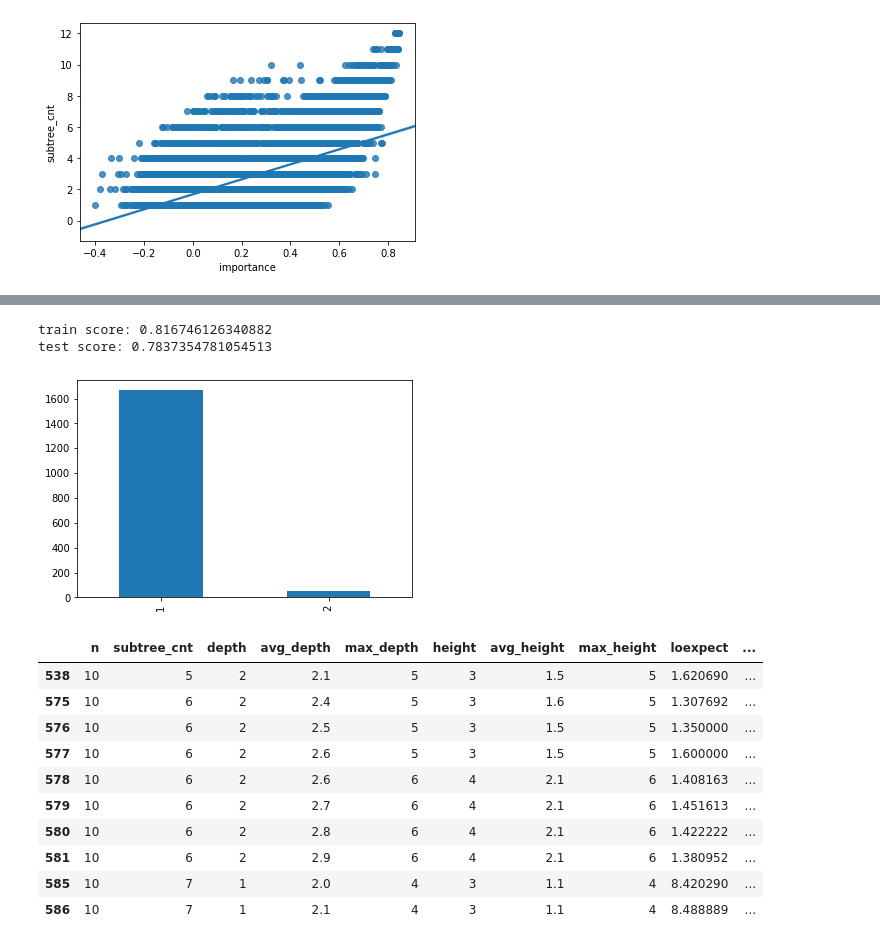
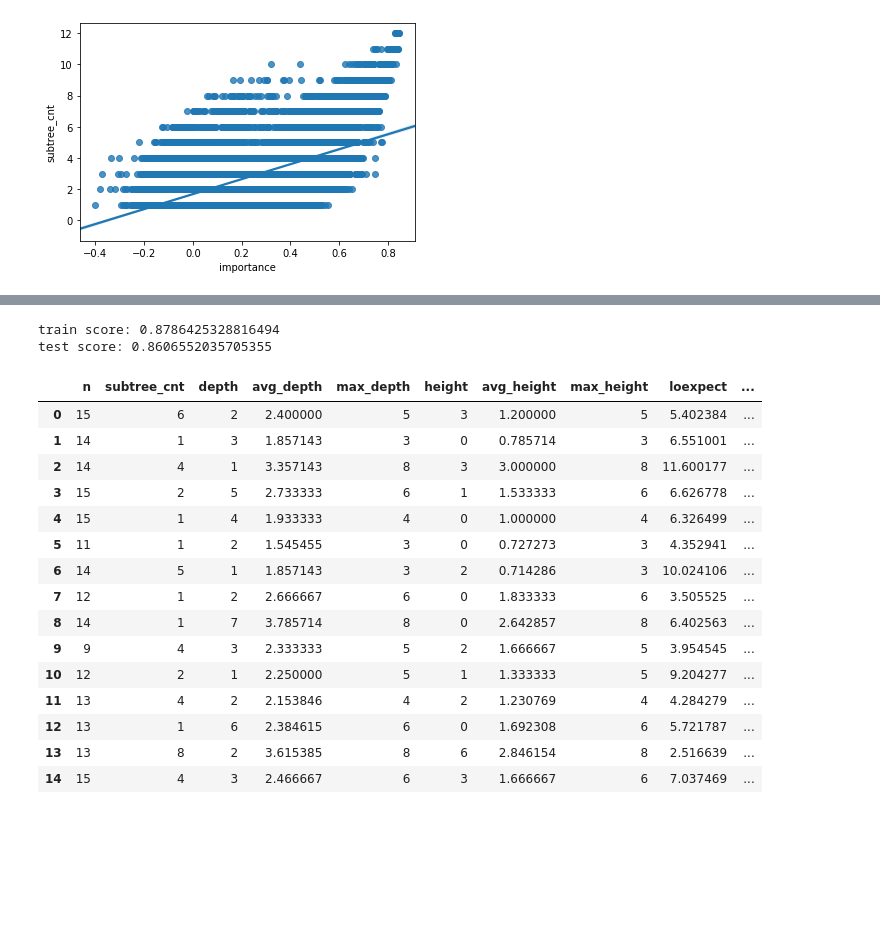
Before and after one commit to sshklifov/csp, a Jupyter notebook: RandomForest.ipynb, the cells around one changed output, grey strips where cells are left out. Drawn from its saved outputs; the diff is of its cells as text; code cells hidden in the pictures; blank space fills up the shorter version.

```diff
--- a/RandomForest.ipynb
+++ b/RandomForest.ipynb
@@ -32,7 +34,7 @@ df.head(10)
 # %%
 scaleSubtree = df.apply(axis=1, func = lambda x: x.subtree_cnt / x.n).rename("ssubtree")
-scaleDepth = df.apply(axis=1, func = lambda x: x.depth / x.avg_depth).rename("sdepth")
-scaleHeight = df.apply(axis=1, func = lambda x: x.height / x.avg_height).rename("sheight");
+scaleDepth = df.apply(axis=1, func = lambda x: x.depth / x.max_depth).rename("sdepth")
+scaleHeight = df.apply(axis=1, func = lambda x: x.height / x.max_height).rename("sheight");
 # %%
 scaleHeight.plot(kind="hist");
 # %% [output]
@@ -107,4 +72,9 @@ y.value_counts().plot(kind="bar");
+# %%
+# featire engineering
+bdepth = df.apply(axis=1, func = lambda x: x.depth > x.avg_depth).rename("bdepth")
+bheight = df.apply(axis=1, func = lambda x: x.height > x.avg_height).rename("bheight")
 # %%
-X = pd.DataFrame([scaleSubtree, scaleDepth, scaleHeight, df.isleaf, df.max_depth, df.max_height]).transpose()
-X.head(5)
+X = pd.DataFrame([scaleSubtree, scaleDepth, bdepth, scaleHeight, bheight, df.isleaf]).transpose()
+y = df.importance
+X.head(15)
 # %% [output]
@@ -117,35 +97,32 @@ X.head(5)
 # %%
 from sklearn.model_selection import train_test_split
-from sklearn.ensemble import RandomForestClassifier
+from sklearn.ensemble import RandomForestRegressor
 
-X_train, X_test, y_train, y_test = train_test_split(X, y, random_state=83)
-model = RandomForestClassifier(max_depth=8, n_estimators=200, random_state=82).fit(X_train, y_train)
+X_train, X_test, y_train, y_test = train_test_split(X, y, random_state=61)
+model = RandomForestRegressor(max_depth=8, n_estimators=100, random_state=82).fit(X_train, y_train)
 
 print("train score:", model.score(X_train, y_train))
 print("test score:", model.score(X_test, y_test))
 # %% [output]
-train score: 0.816746126340882
-test score: 0.7837354781054513
+train score: 0.8786425328816494
+test score: 0.8606552035705355
-# %%
-wrongBins = np.abs(model.predict(X)-y)
-wrongBins[wrongBins != 0].value_counts().plot(kind="bar");
-# %% [output]
-[figure, removed]
 # %%
-X_anal = pd.DataFrame([model.predict(X), y]).transpose()
-X_anal = X_anal.rename(columns={0: 'predict', 1: 'expected'})
-X_anal = pd.concat([df, X_anal], axis=1)
-
-X_anal[y == 4].head(10)
+predict = pd.Series(model.predict(X)).rename("predict")
+pd.concat([df, predict], axis=1).head(15)
 # %% [output]
 |  | n | subtree_cnt | depth | avg_depth | max_depth | height | avg_height | max_height | loexpect | ... |
-| 538 | 10 | 5 | 2 | 2.1 | 5 | 3 | 1.5 | 5 | 1.620690 | ... |
-| 575 | 10 | 6 | 2 | 2.4 | 5 | 3 | 1.6 | 5 | 1.307692 | ... |
-| 576 | 10 | 6 | 2 | 2.5 | 5 | 3 | 1.5 | 5 | 1.350000 | ... |
-| 577 | 10 | 6 | 2 | 2.6 | 5 | 3 | 1.5 | 5 | 1.600000 | ... |
-| 578 | 10 | 6 | 2 | 2.6 | 6 | 4 | 2.1 | 6 | 1.408163 | ... |
-| 579 | 10 | 6 | 2 | 2.7 | 6 | 4 | 2.1 | 6 | 1.451613 | ... |
-| 580 | 10 | 6 | 2 | 2.8 | 6 | 4 | 2.1 | 6 | 1.422222 | ... |
-| 581 | 10 | 6 | 2 | 2.9 | 6 | 4 | 2.1 | 6 | 1.380952 | ... |
-| 585 | 10 | 7 | 1 | 2.0 | 4 | 3 | 1.1 | 4 | 8.420290 | ... |
-| 586 | 10 | 7 | 1 | 2.1 | 4 | 3 | 1.1 | 4 | 8.488889 | ... |
+| 0 | 15 | 6 | 2 | 2.400000 | 5 | 3 | 1.200000 | 5 | 5.402384 | ... |
+| 1 | 14 | 1 | 3 | 1.857143 | 3 | 0 | 0.785714 | 3 | 6.551001 | ... |
+| 2 | 14 | 4 | 1 | 3.357143 | 8 | 3 | 3.000000 | 8 | 11.600177 | ... |
+| 3 | 15 | 2 | 5 | 2.733333 | 6 | 1 | 1.533333 | 6 | 6.626778 | ... |
+| 4 | 15 | 1 | 4 | 1.933333 | 4 | 0 | 1.000000 | 4 | 6.326499 | ... |
+| 5 | 11 | 1 | 2 | 1.545455 | 3 | 0 | 0.727273 | 3 | 4.352941 | ... |
+| 6 | 14 | 5 | 1 | 1.857143 | 3 | 2 | 0.714286 | 3 | 10.024106 | ... |
+| 7 | 12 | 1 | 2 | 2.666667 | 6 | 0 | 1.833333 | 6 | 3.505525 | ... |
+| 8 | 14 | 1 | 7 | 3.785714 | 8 | 0 | 2.642857 | 8 | 6.402563 | ... |
+| 9 | 9 | 4 | 3 | 2.333333 | 5 | 2 | 1.666667 | 5 | 3.954545 | ... |
+| 10 | 12 | 2 | 1 | 2.250000 | 5 | 1 | 1.333333 | 5 | 9.204277 | ... |
+| 11 | 13 | 4 | 2 | 2.153846 | 4 | 2 | 1.230769 | 4 | 4.284279 | ... |
+| 12 | 13 | 1 | 6 | 2.384615 | 6 | 0 | 1.692308 | 6 | 5.721787 | ... |
+| 13 | 13 | 8 | 2 | 3.615385 | 8 | 6 | 2.846154 | 8 | 2.516639 | ... |
+| 14 | 15 | 4 | 3 | 2.466667 | 6 | 3 | 1.666667 | 6 | 7.037469 | ... |
```
Also changed, not shown: parts of 19 cells of this notebook, 18 other files.
